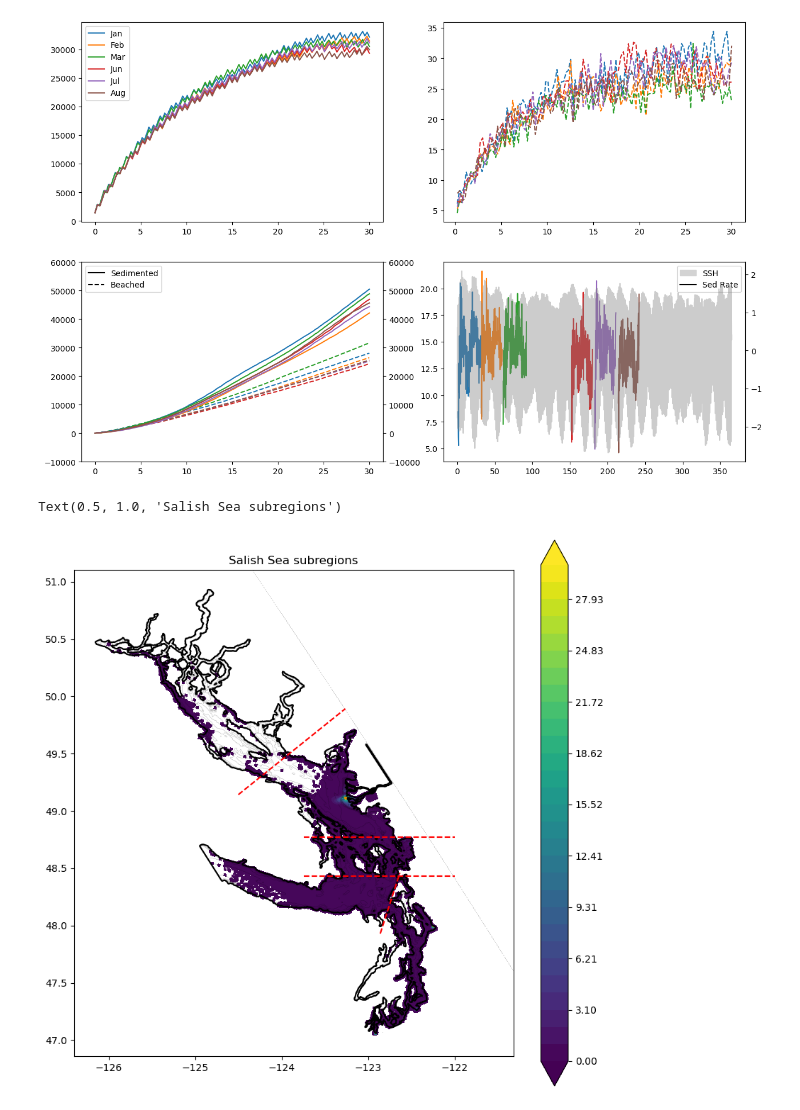
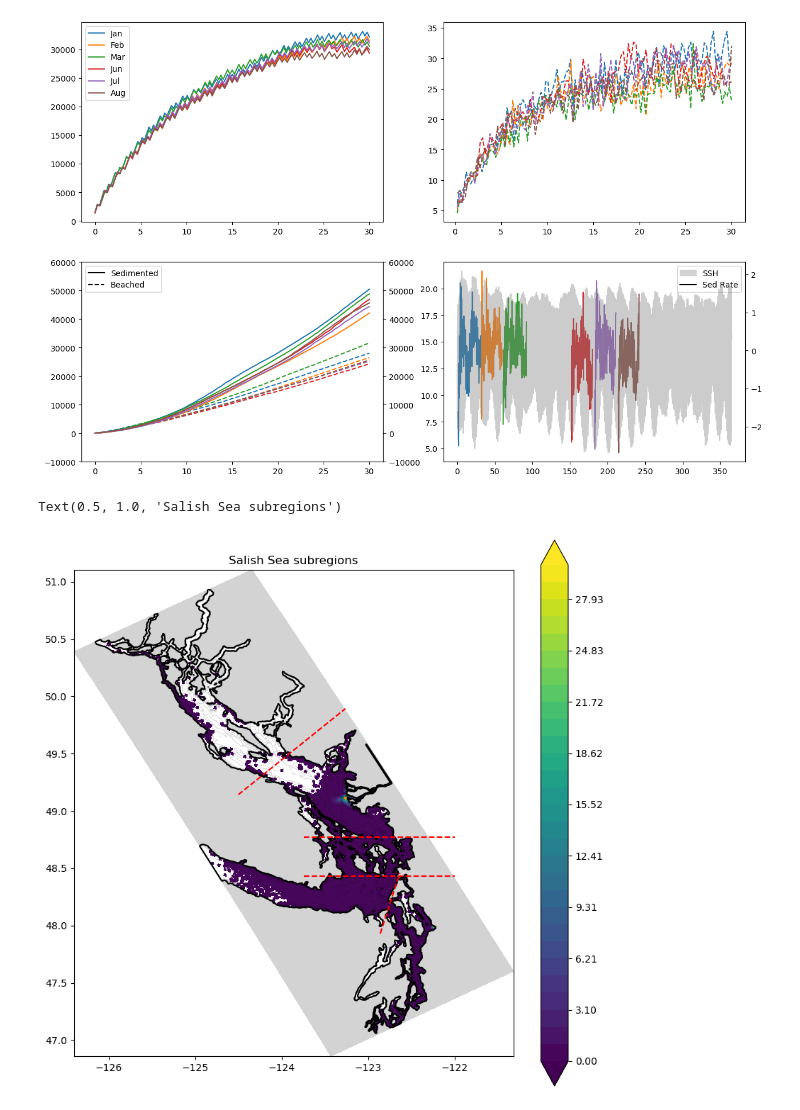
Before and after one commit to SalishSeaCast/analysis-jose, a Jupyter notebook: notebooks/Outfall_finalResults/regions_stats.ipynb, the cells around one changed output. Saved outputs shown, nothing was run; the diff lists cells and outputs as text; code cells hidden in the pictures.

```diff
--- a/notebooks/Outfall_finalResults/regions_stats.ipynb
+++ b/notebooks/Outfall_finalResults/regions_stats.ipynb
@@ -297,38 +284,39 @@ from matplotlib import pyplot as plt, animation, rc,colors
 import cmocean
 cm = cmocean.cm.dense
 levels = np.linspace(1e-5,30,30)
 fig, ax = plt.subplots(1,1,figsize=(10, 10))
-conc = np.load(path_runs+'Run_Enero20190101_.nc.npy')
-conc2 = np.load(path_runs+'Run_Febrero20190201_.nc.npy')
-conc3 = np.load(path_runs+'Run_Marzo20190301_.nc.npy')
+conc = np.load(path_runs+'Run_Enero20190101_.npy')
+conc2 = np.load(path_runs+'Run_Febrero20190201_.npy')
+conc3 = np.load(path_runs+'Run_Marzo20190301_.npy')
 conc_winter = (conc + conc2 + conc3)/3
 
-conc = np.load(path_runs+'Run_Junio20190601_.nc.npy')
-conc2 = np.load(path_runs+'Run_Julio20190701_.nc.npy')
-conc3 = np.load(path_runs+'Run_Agosto20190801_.nc.npy')
+conc = np.load(path_runs+'Run_Junio20190601_.npy')
+conc2 = np.load(path_runs+'Run_Julio20190701_.npy')
+conc3 = np.load(path_runs+'Run_Agosto20190801_.npy')
 conc_summer = (conc + conc2 + conc3)/3
 CONC = (conc_winter + conc_summer)/2
 Ni = 3
 
+aa = ax.contourf(coords.nav_lon[::Ni,::Ni], coords.nav_lat[::Ni,::Ni],np.sum(CONC[:5,:,:],axis=0)/5,levels=levels,extend='both')
 ax.contour(coords.nav_lon, coords.nav_lat, mask.mbathy[0,:,:],colors='k',linewidths=0.1)
 ax.contourf(coords.nav_lon, coords.nav_lat, mask.tmask[0, 0, ...], levels=[-0.01, 0.01], colors='lightgray')
 ax.contour(coords.nav_lon, coords.nav_lat, mask.tmask[0, 0, ...], levels=[-0.01, 0.01], colors='k')
-aa = ax.contourf(coords.nav_lon[::Ni,::Ni], coords.nav_lat[::Ni,::Ni],np.sum(CONC[:5,:,:],axis=0)/5,levels=levels,extend='both')
+
 plt.colorbar(aa)
 aa.cmap.set_over('orange')
 aa.cmap.set_under('white')
 #aa = ax.hist2d(DS.lon,DS.lat,100,cmap =cm,vmin=1e-5,vmax=2000)
 ax.set_aspect(1/np.sin(np.deg2rad(49)))
 Xline = np.linspace(-124.5,-122,100)
 yline0 = (7/3)*Xline+334.6
 yline1 = (20/33)*Xline+124.597
 yline2 = np.zeros_like(Xline)+48.43
 yline3 = np.zeros_like(Xline)+48.774
 plt.plot(Xline[65:75],yline0[65:75],'r--')
 plt.plot(Xline[:50],yline1[:50],'r--')
 plt.plot(Xline[30:],yline2[30:],'r--')
 plt.plot(Xline[30:],yline3[30:],'r--')
 plt.title('Salish Sea subregions')
 # %% [output]
 Text(0.5, 1.0, 'Salish Sea subregions')
-[figure, old version]
+[figure, new version]
```
Also changed, not shown: parts of 4 cells of this notebook, 2 other files.
